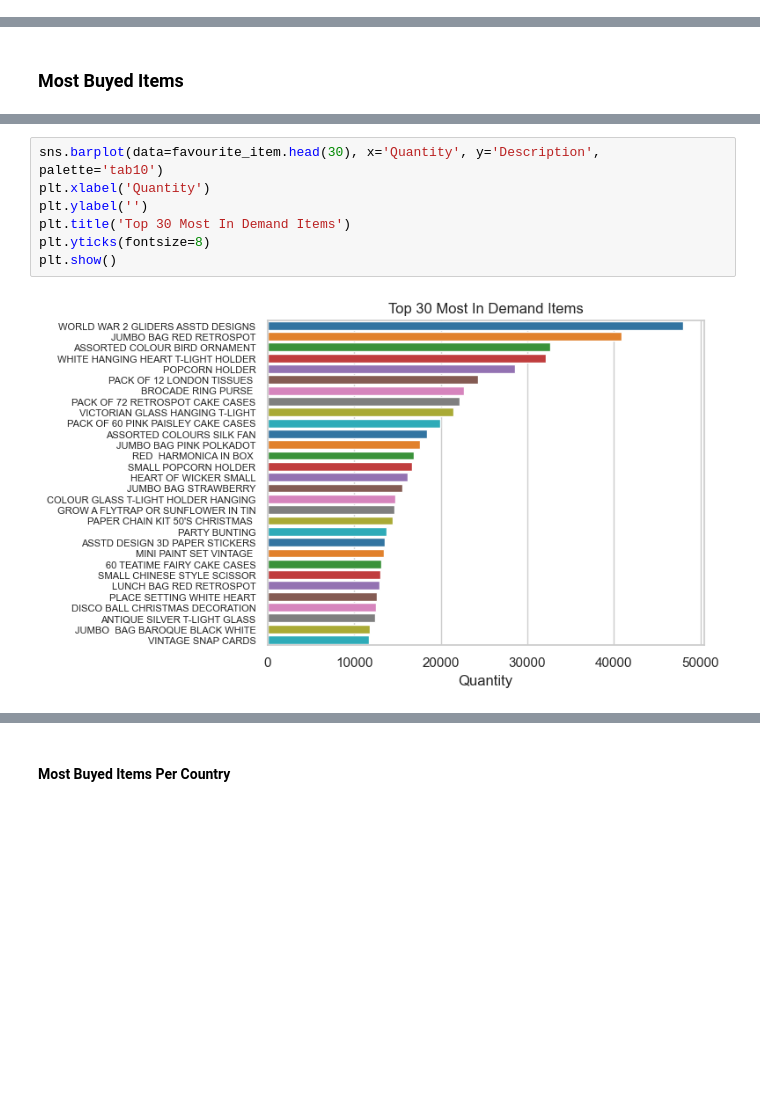
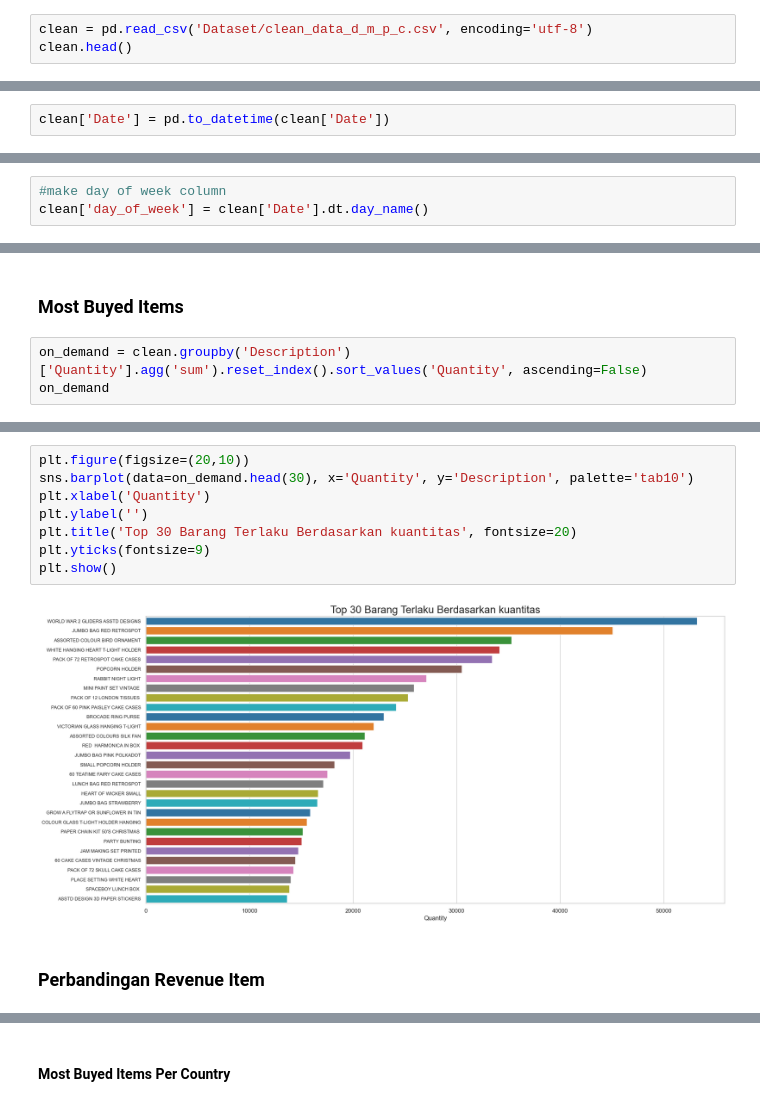
Before and after one commit to GLAZERadr/Data_Science_For_Industry_Task_3, a Jupyter notebook: Data_Exploration.ipynb, the cells around one changed output, grey strips where cells are left out. Cells and saved outputs as stored; diff of their text form; blank space fills up the shorter version.

```diff
--- a/Data_Exploration.ipynb
+++ b/Data_Exploration.ipynb
@@ -21,0 +36,3 @@ df.head()
+# %%
+clean = pd.read_csv('Dataset/clean_data_d_m_p_c.csv', encoding='utf-8')
+clean.head()
@@ -72,0 +86,2 @@ plt.show()
+# %%
+clean['Date'] = pd.to_datetime(clean['Date'])
@@ -72,0 +105,3 @@ plt.show()
+# %%
+#make day of week column
+clean['day_of_week'] = clean['Date'].dt.day_name()
@@ -146,2 +355,5 @@ favourite_item
 # %% [markdown]
 ### Most Buyed Items
+# %%
+on_demand = clean.groupby('Description')['Quantity'].agg('sum').reset_index().sort_values('Quantity', ascending=False)
+on_demand
@@ -148,9 +374,12 @@ favourite_item
 # %%
-sns.barplot(data=favourite_item.head(30), x='Quantity', y='Description', palette='tab10')
+plt.figure(figsize=(20,10))
+sns.barplot(data=on_demand.head(30), x='Quantity', y='Description', palette='tab10')
 plt.xlabel('Quantity')
 plt.ylabel('')
-plt.title('Top 30 Most In Demand Items')
-plt.yticks(fontsize=8)
+plt.title('Top 30 Barang Terlaku Berdasarkan kuantitas', fontsize=20)
+plt.yticks(fontsize=9)
 plt.show()
 # %% [output]
-[figure, old version]
+[figure, new version]
+# %% [markdown]
+### Perbandingan Revenue Item
```
Also changed, not shown: parts of 85 cells of this notebook, 4 other files.
